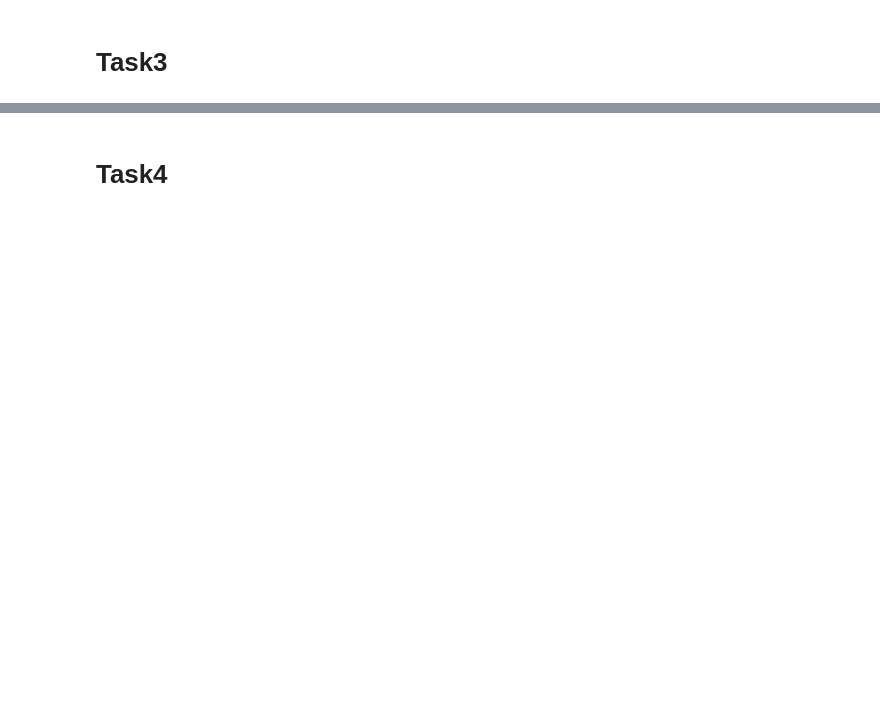
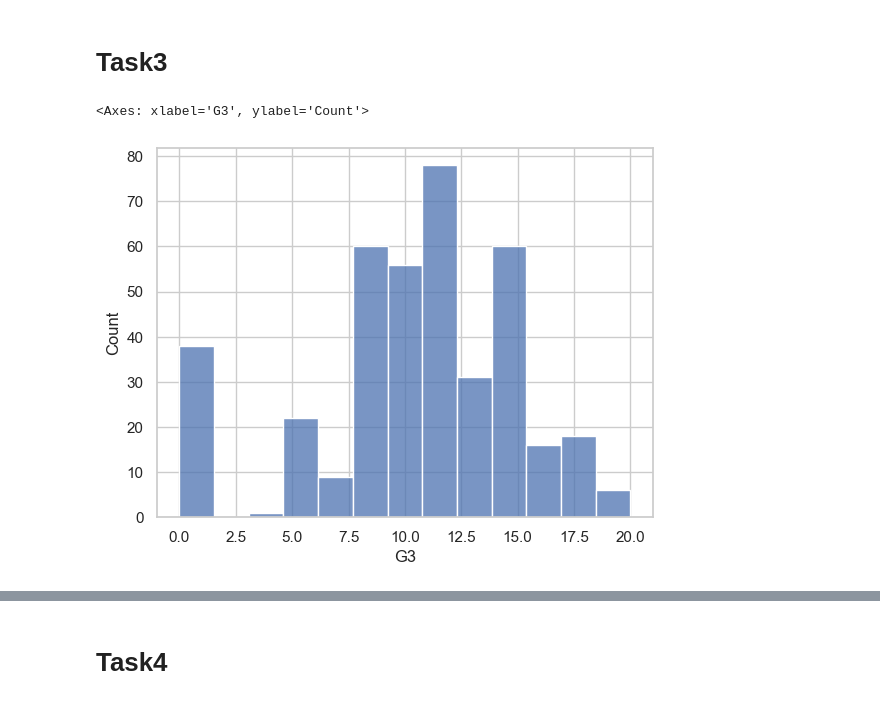
Before and after one commit to ash-iiiiish/Tasks-Submission, a Jupyter notebook: Assignment12/A12 Seaborn.ipynb, the cells around one changed output, grey strips where cells are left out. Cells and saved outputs as stored; diff of their text form; code cells hidden in the pictures; blank space fills up the shorter version.

```diff
--- a/Assignment12/A12 Seaborn.ipynb
+++ b/Assignment12/A12 Seaborn.ipynb
@@ -51,2 +69,7 @@ plt.show()
 # %% [markdown]
 # Task3
+# %%
+sns.histplot(df["G3"])
+# %% [output]
+<Axes: xlabel='G3', ylabel='Count'>
+[figure, added]
```
Also changed, not shown: parts of 15 cells of this notebook, 16 other files.
